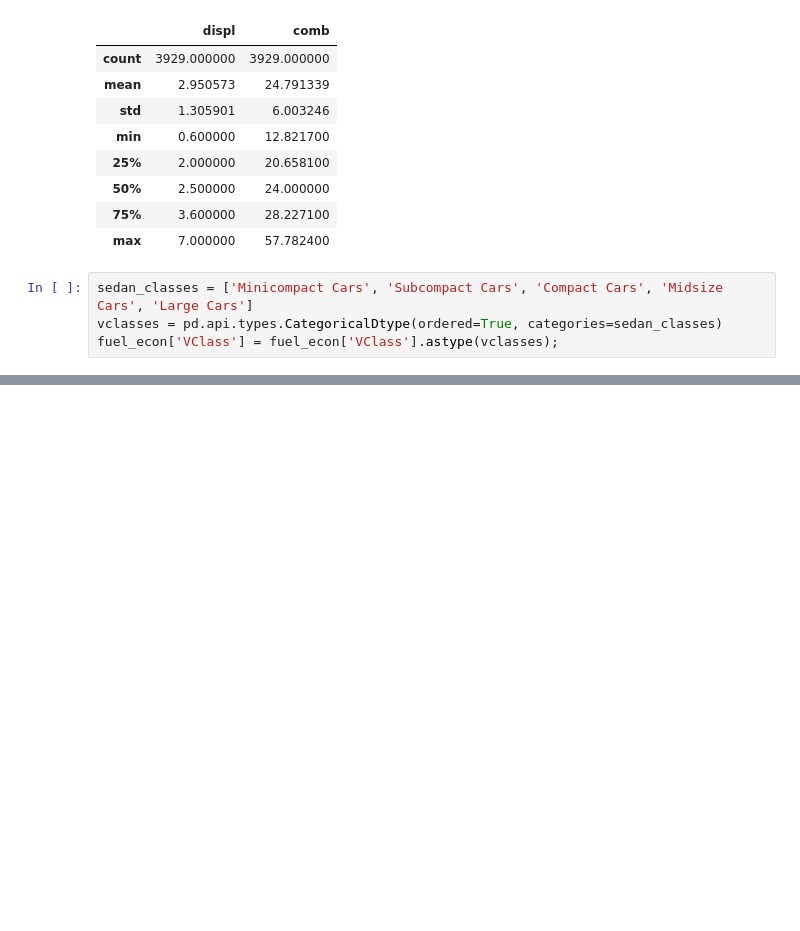
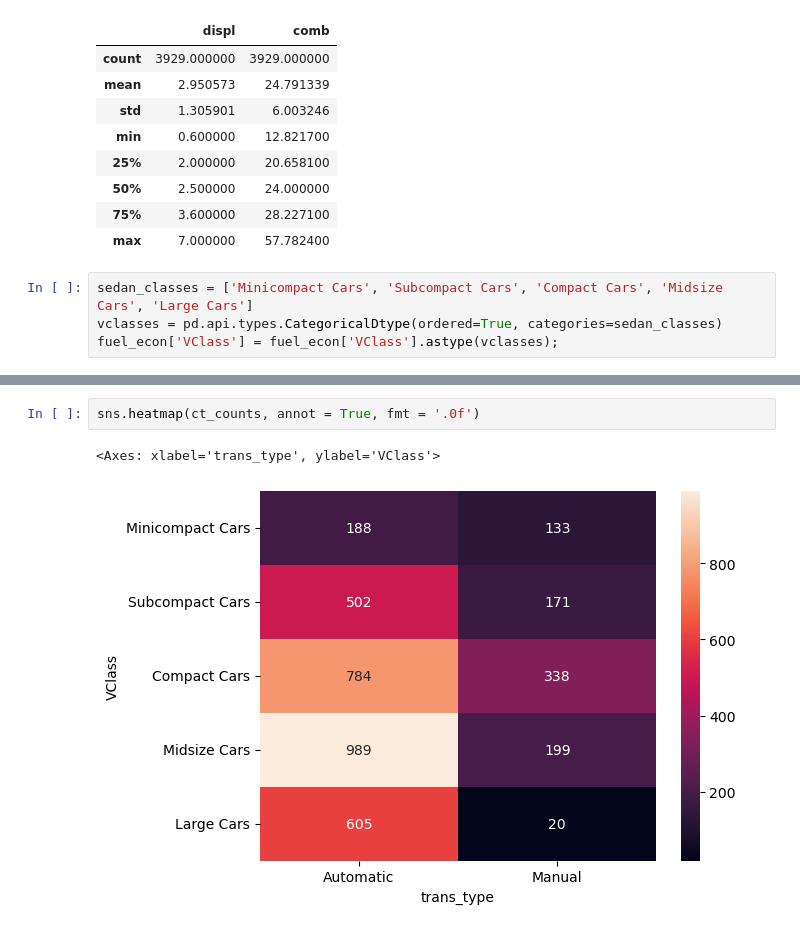
Before and after one commit to Nihal-Awad/Matplot-Seaborn-Practice, a Jupyter notebook: Visualization.ipynb, the cells around one changed output, grey strips where cells are left out. Saved outputs shown, nothing was run; the diff lists cells and outputs as text; blank space fills up the shorter version.

```diff
--- a/Visualization.ipynb
+++ b/Visualization.ipynb
@@ -388,0 +405,5 @@ plt.xticks(rotation = 15);
+# %%
+sns.heatmap(ct_counts, annot = True, fmt = '.0f')
+# %% [output]
+<Axes: xlabel='trans_type', ylabel='VClass'>
+[figure, added]
```
Also changed, not shown: parts of 14 cells of this notebook.
